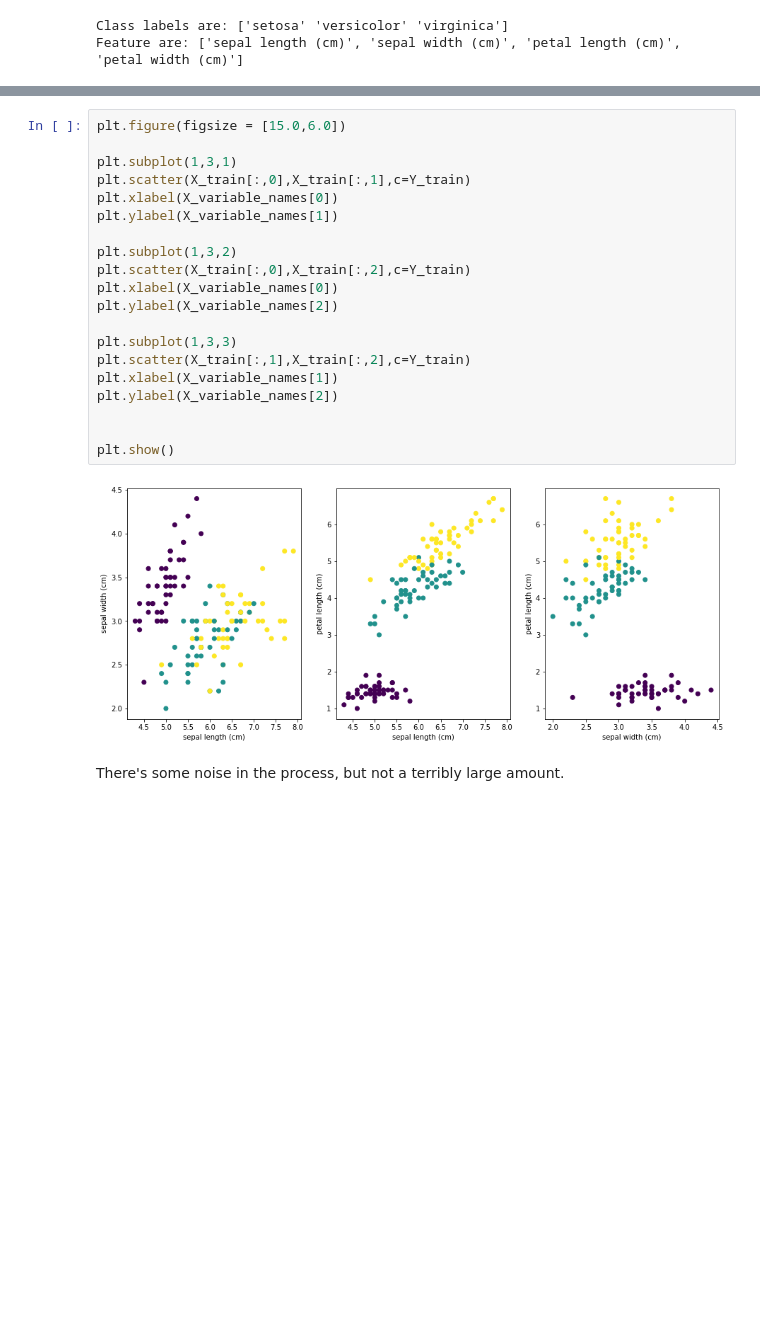
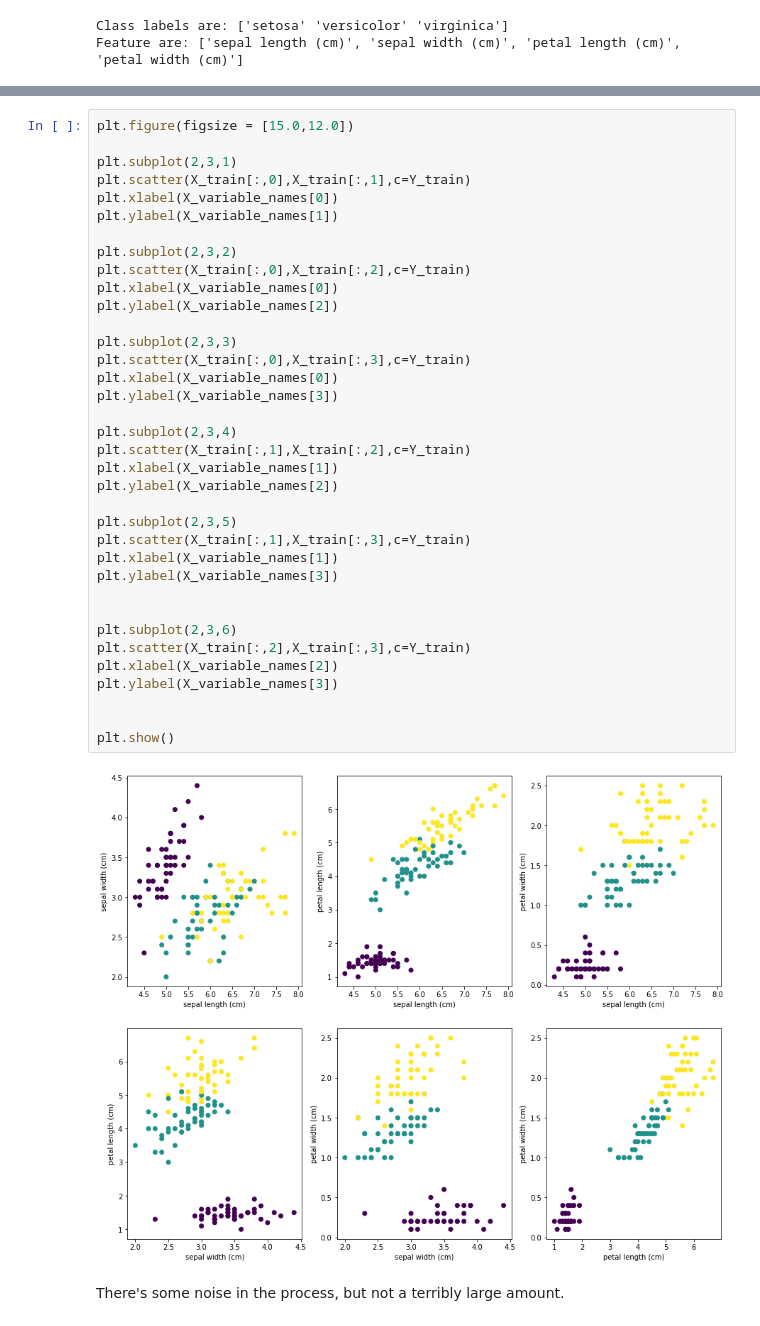
Before and after one commit to snyderjo/iris_api, a Jupyter notebook: Iris classifier.ipynb, the cells around one changed output, grey strips where cells are left out. Saved outputs shown, nothing was run; the diff lists cells and outputs as text; blank space fills up the shorter version.

```diff
--- a/Iris classifier.ipynb
+++ b/Iris classifier.ipynb
@@ -74,26 +82,42 @@ print(feature_means)
 Visualize the training data
 # %%
-plt.figure(figsize = [15.0,6.0])
+plt.figure(figsize = [15.0,12.0])
 
-plt.subplot(1,3,1)
+plt.subplot(2,3,1)
 plt.scatter(X_train[:,0],X_train[:,1],c=Y_train)
 plt.xlabel(X_variable_names[0])
 plt.ylabel(X_variable_names[1])
 
-plt.subplot(1,3,2)
+plt.subplot(2,3,2)
 plt.scatter(X_train[:,0],X_train[:,2],c=Y_train)
 plt.xlabel(X_variable_names[0])
 plt.ylabel(X_variable_names[2])
 
-plt.subplot(1,3,3)
+plt.subplot(2,3,3)
+plt.scatter(X_train[:,0],X_train[:,3],c=Y_train)
+plt.xlabel(X_variable_names[0])
+plt.ylabel(X_variable_names[3])
+
+plt.subplot(2,3,4)
 plt.scatter(X_train[:,1],X_train[:,2],c=Y_train)
 plt.xlabel(X_variable_names[1])
 plt.ylabel(X_variable_names[2])
 
+plt.subplot(2,3,5)
+plt.scatter(X_train[:,1],X_train[:,3],c=Y_train)
+plt.xlabel(X_variable_names[1])
+plt.ylabel(X_variable_names[3])
+
+
+plt.subplot(2,3,6)
+plt.scatter(X_train[:,2],X_train[:,3],c=Y_train)
+plt.xlabel(X_variable_names[2])
+plt.ylabel(X_variable_names[3])
+
 
 plt.show()
 # %% [output]
-[figure, old version]
+[figure, new version]
 # %% [markdown]
 There's some noise in the process, but not a terribly large amount.
 # %% [markdown]
```
Also changed, not shown: parts of 29 cells of this notebook.
